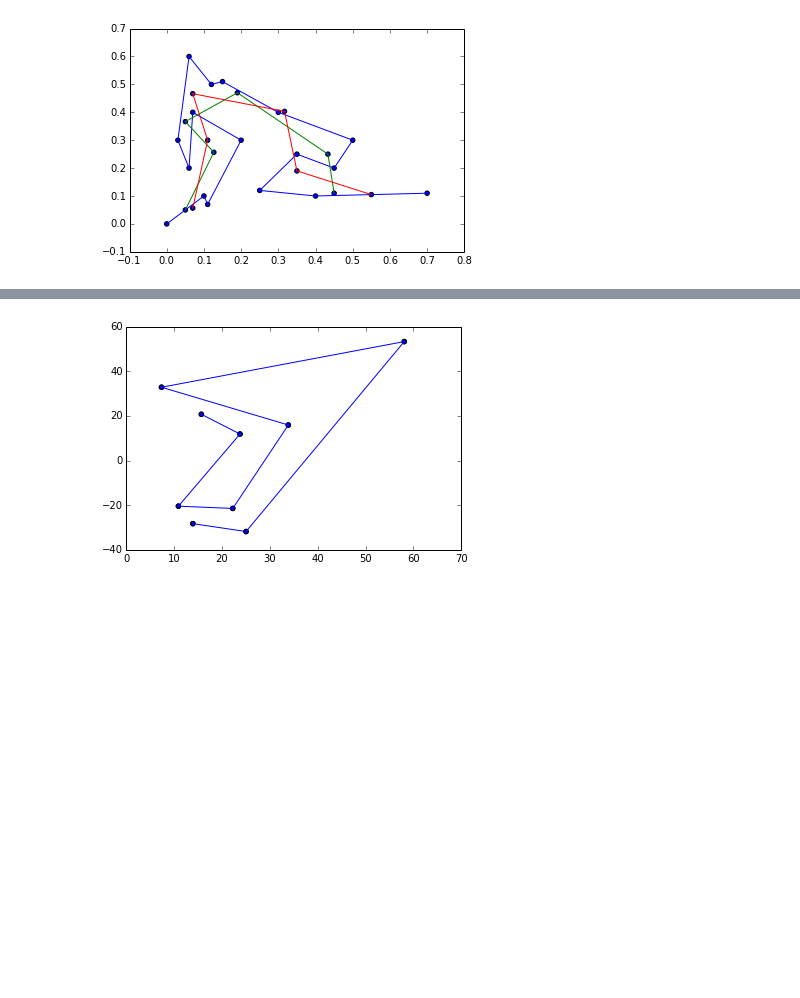
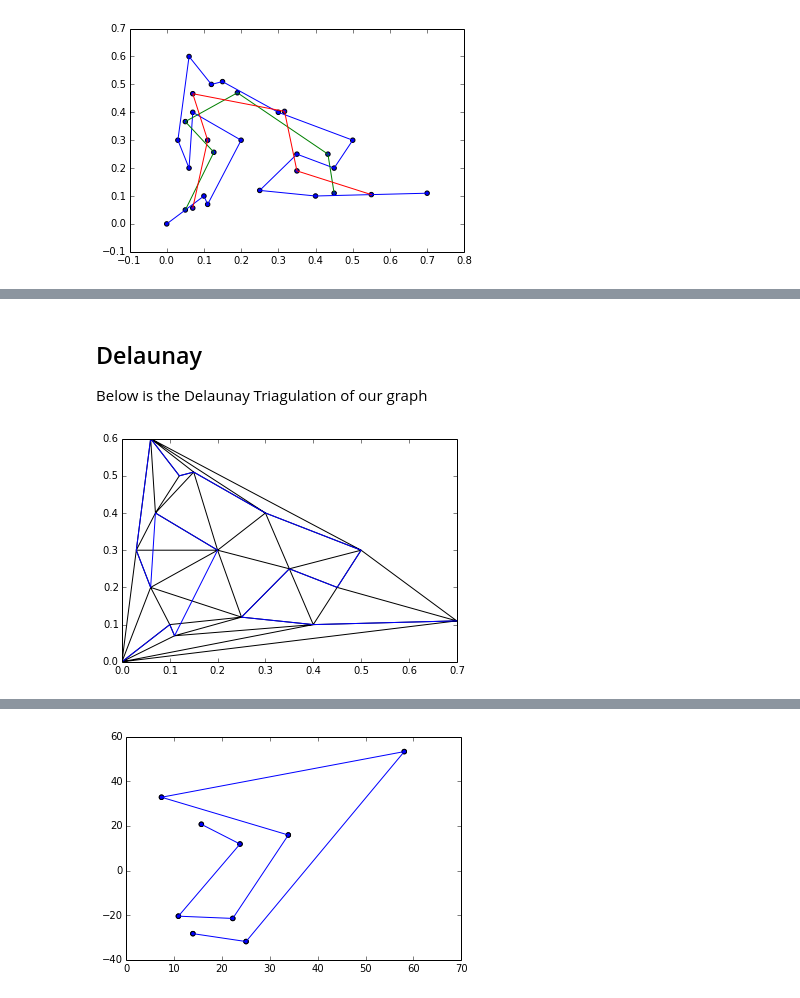
Before and after one commit to JENkt4k/pynotes-general, a Jupyter notebook: Complex Geo-spacial Algorithms.ipynb, the cells around one changed output, grey strips where cells are left out. Cells and saved outputs as stored; diff of their text form; code cells hidden in the pictures; blank space fills up the shorter version.

```diff
--- a/Complex Geo-spacial Algorithms.ipynb
+++ b/Complex Geo-spacial Algorithms.ipynb
@@ -395,0 +408,11 @@ As you can see above the "averaged" graph doesn't retain any of the features of
+# %% [markdown]
+## Delaunay
+
+Below is the Delaunay Triagulation of our graph
+# %%
+tri = Delaunay(orgpoints)
+plt.plot(orgpoints[:,0],orgpoints[:,1])
+plt.triplot(orgpoints[:,0], orgpoints[:,1], tri.simplices.copy())
+plt.show()
+# %% [output]
+[figure, added]
```
Also changed, not shown: parts of 11 cells of this notebook, 5 other files.
